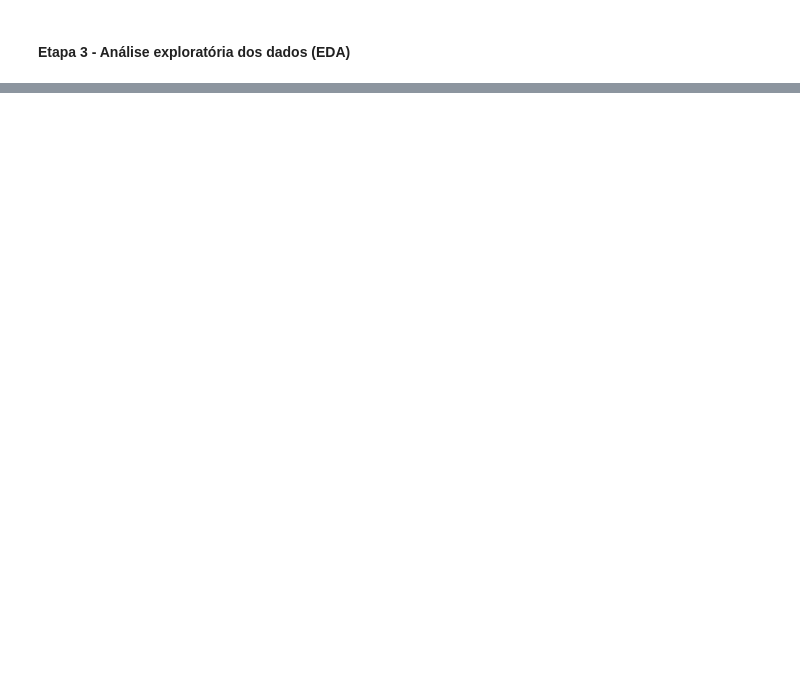
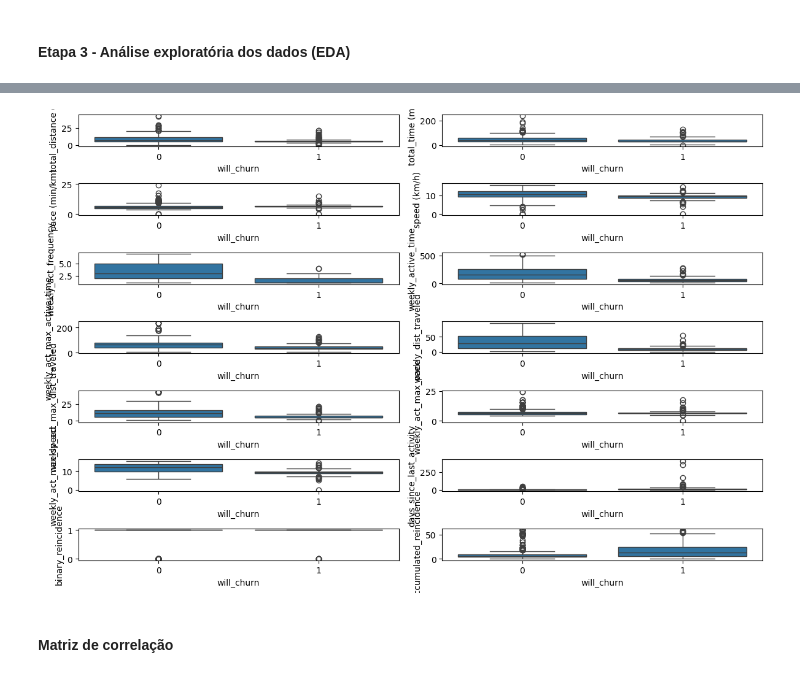
Before and after one commit to matheussmelo/running_inactivity_prediction, a Jupyter notebook: physical_inactivity_prediction_/scripts_prediction_model/final/st3_eda.ipynb, the cells around one changed output, grey strips where cells are left out. Saved outputs shown, nothing was run; the diff lists cells and outputs as text; code cells hidden in the pictures; blank space fills up the shorter version.

```diff
--- a/physical_inactivity_prediction_/scripts_prediction_model/final/st3_eda.ipynb
+++ b/physical_inactivity_prediction_/scripts_prediction_model/final/st3_eda.ipynb
@@ -44,3 +66,25 @@ Coluna: days_since_last_activity, p-value: 0.0
+# %%
+# Definindo o número de colunas e linhas para os subplots
+num_cols = 2
+num_rows = int(np.ceil(len(df_athletes_activities_features.columns) / num_cols))
+
+# Criando a figura e os subplots
+fig, axes = plt.subplots(num_rows, num_cols, figsize=(12, 8))
+
+# Iterando sobre cada feature para criar um histograma
+for i, column in enumerate(df_athletes_activities_features.columns):
+    row = i // num_cols
+    col = i % num_cols
+
+    sns.boxplot(y = df_athletes_activities_features[column], x = df_athletes_activities['will_churn'], ax=axes[row, col])
+
+# Ajustando o layout
+plt.tight_layout()
+plt.show()
+# %% [output]
+[figure, added]
+# %% [markdown]
+#### Matriz de correlação
 # %%
 # Análise de correlação das variáveis
 corr = df_athletes_activities_features.corr()
```
Also changed, not shown: parts of 13 cells of this notebook, 1 other file.
